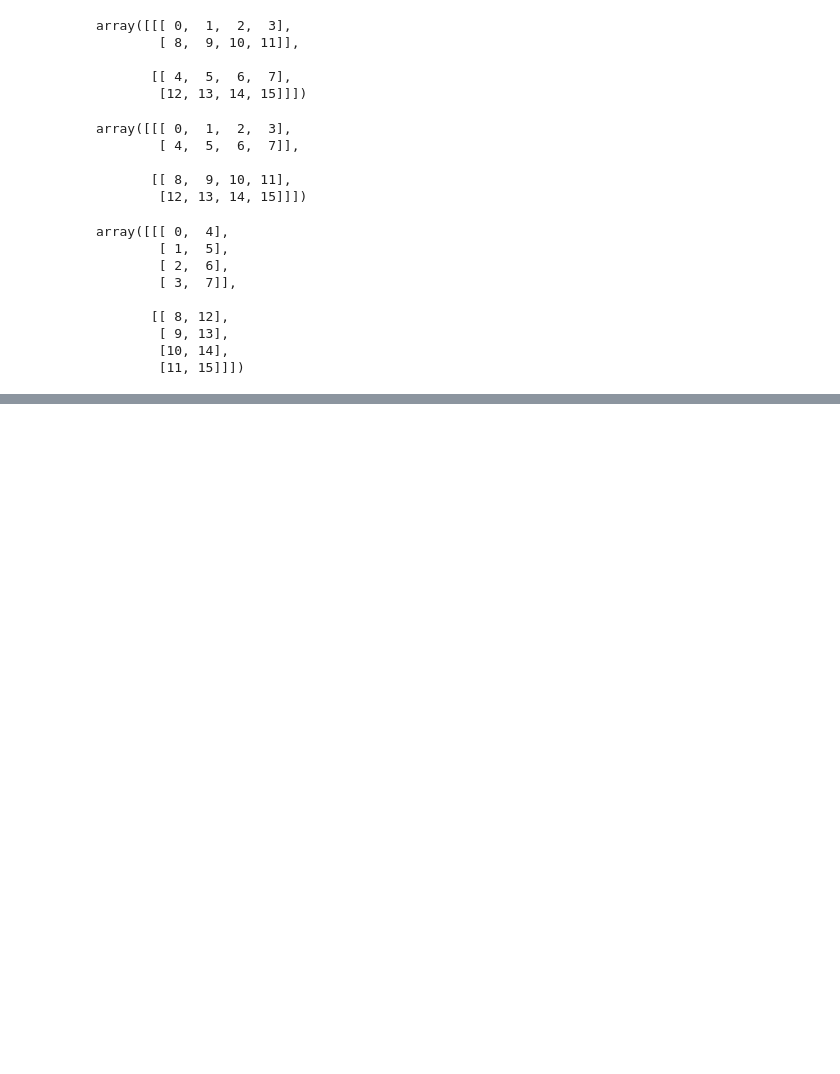
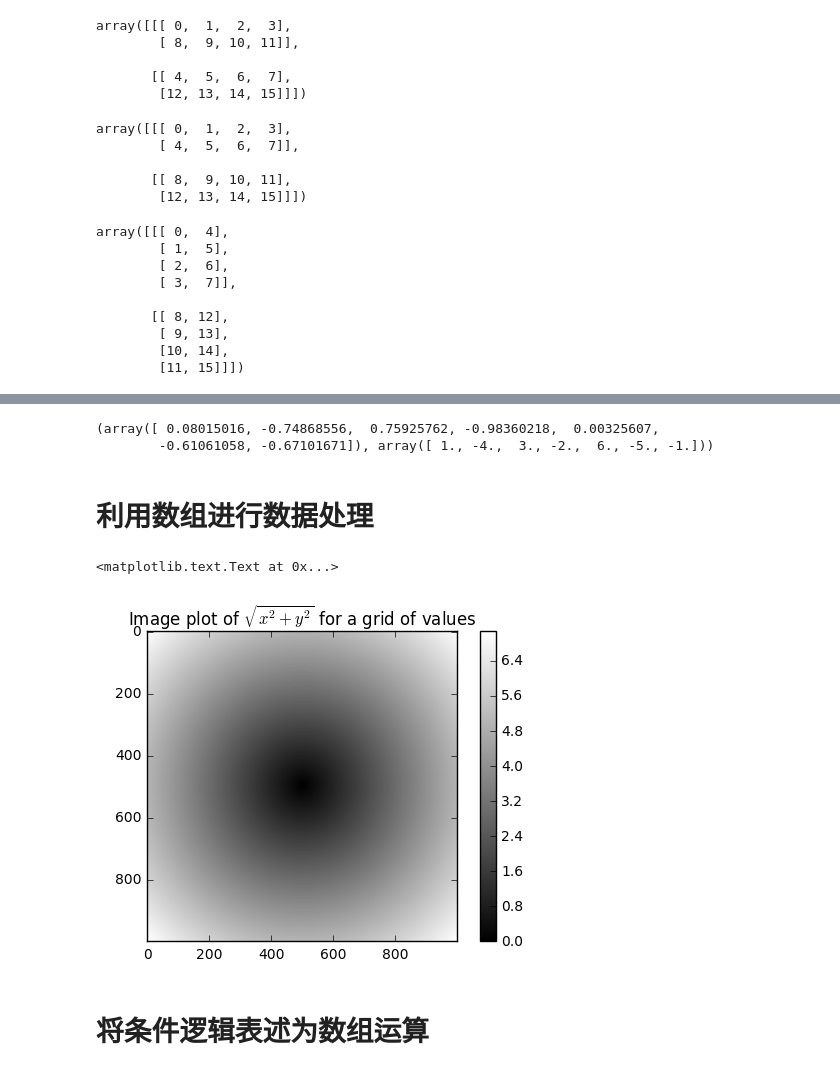
Before and after one commit to sadaharu-gintama/SomeCode, a Jupyter notebook: PythonForDataAnalysis/ch04/ch04.ipynb, the cells around one changed output, grey strips where cells are left out. Cells and saved outputs as stored; diff of their text form; code cells hidden in the pictures; blank space fills up the shorter version.

```diff
--- a/PythonForDataAnalysis/ch04/ch04.ipynb
+++ b/PythonForDataAnalysis/ch04/ch04.ipynb
@@ -520,0 +559,22 @@ array([[[ 0,  4],
+# %%
+np.modf(arr)
+# %% [output]
+(array([ 0.08015016, -0.74868556,  0.75925762, -0.98360218,  0.00325607,
+        -0.61061058, -0.67101671]), array([ 1., -4.,  3., -2.,  6., -5., -1.]))
+# %% [markdown]
+# 利用数组进行数据处理
+# %%
+points = np.arange(-5, 5, 0.01)
+# %%
+xs, ys = np.meshgrid(points, points)
+# %%
+z = np.sqrt(xs ** 2 + ys ** 2)
+# %%
+plt.imshow(z, cmap = plt.cm.gray)
+plt.colorbar()
+plt.title('Image plot of $\sqrt{x^2+y^2}$ for a grid of values')
+# %% [output]
+<matplotlib.text.Text at 0x...>
+[figure, added]
+# %% [markdown]
+# 将条件逻辑表述为数组运算
```
Also changed, not shown: parts of 131 cells of this notebook, 2 other files.
